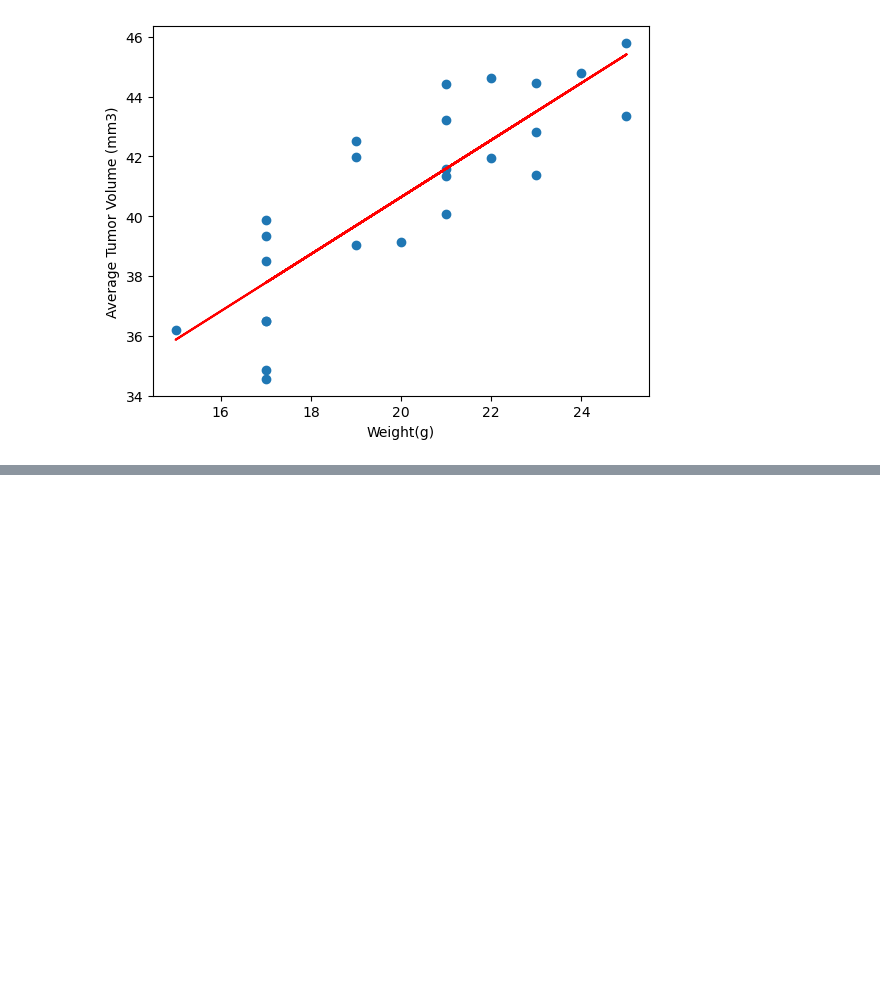
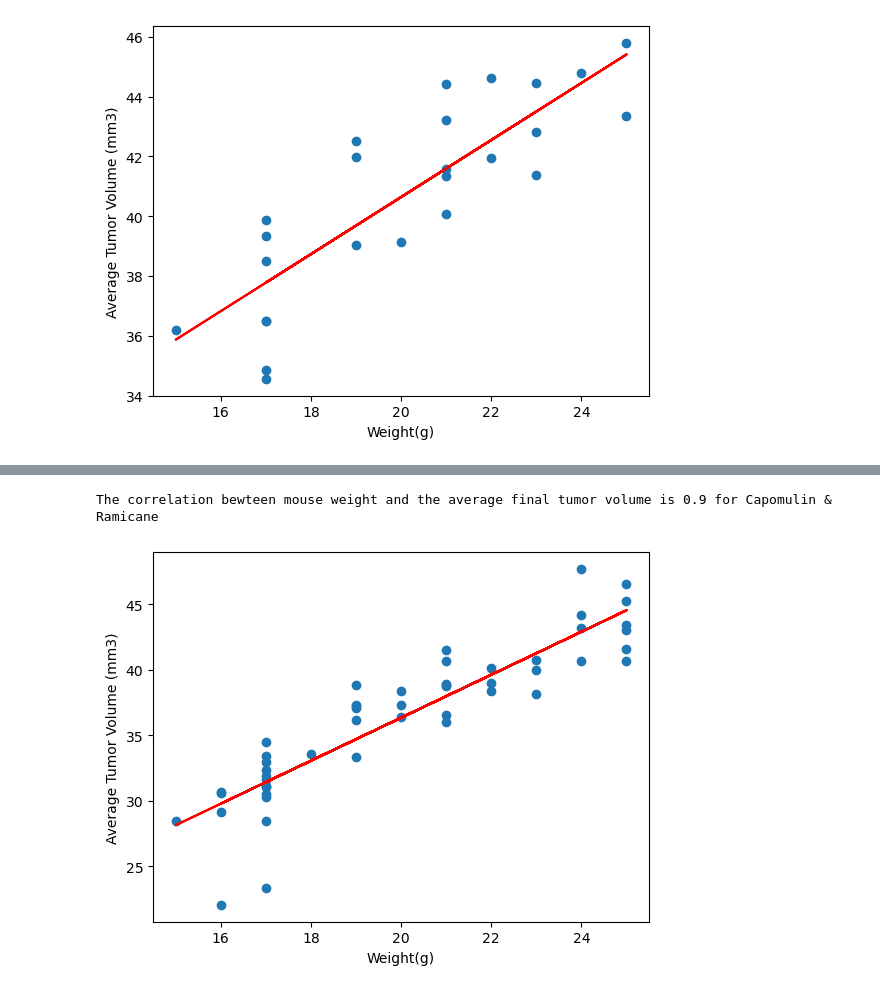
Before and after one commit to vt-bekah/research_study_analysis, a Jupyter notebook: pymaceuticals2.ipynb, the cells around one changed output, grey strips where cells are left out. Saved outputs shown, nothing was run; the diff lists cells and outputs as text; code cells hidden in the pictures; blank space fills up the shorter version.

```diff
--- a/pymaceuticals2.ipynb
+++ b/pymaceuticals2.ipynb
@@ -312,0 +455,20 @@ plt.show()
+# %%
+cr_fin_vol_means = cr_fin_vol.groupby("Mouse ID")["Tumor Volume (mm3)"].mean()
+cr_fin_weight_means = cr_fin_vol.groupby("Mouse ID")["Weight (g)"].mean()
+
+# Get the linear regression numbers
+(slope, intercept, rvalue, pvalue, stderr) = linregress(cr_fin_weight_means, cr_fin_vol_means)
+
+# Get the y-values for the regression line using linear equation y = m
+cr_fin_regress_values = cr_fin_weight_means*slope + intercept
+
+# add labels and generate plot
+plt.xlabel("Weight(g)")
+plt.ylabel("Average Tumor Volume (mm3)")
+plt.scatter(cr_fin_weight_means, cr_fin_vol_means)
+plt.plot(cr_fin_weight_means, cr_fin_regress_values, "r-")
+print(f"The correlation bewteen mouse weight and the average final tumor volume is {round(rvalue,2)} for Capomulin & Ramicane")
+plt.show()
+# %% [output]
+The correlation bewteen mouse weight and the average final tumor volume is 0.9 for Capomulin & Ramicane
+[figure, added]
```
Also changed, not shown: parts of 8 cells of this notebook, 2 other files.
